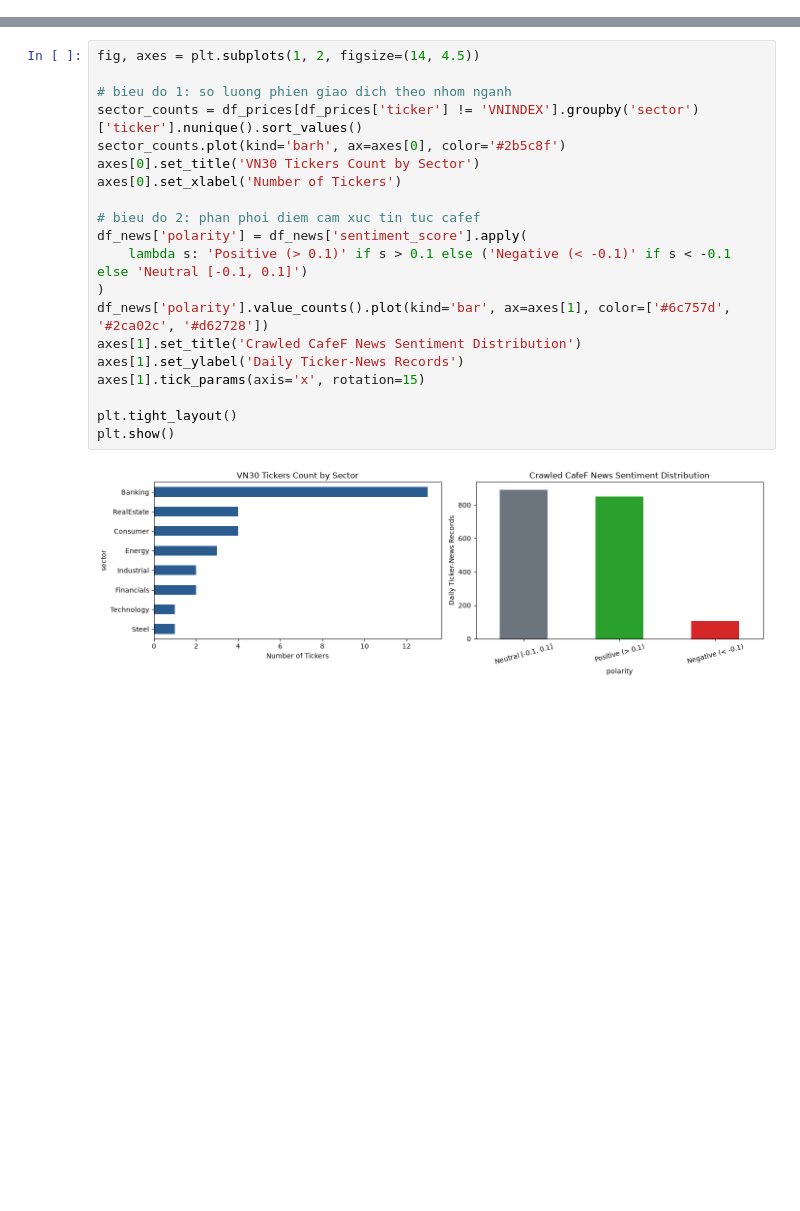
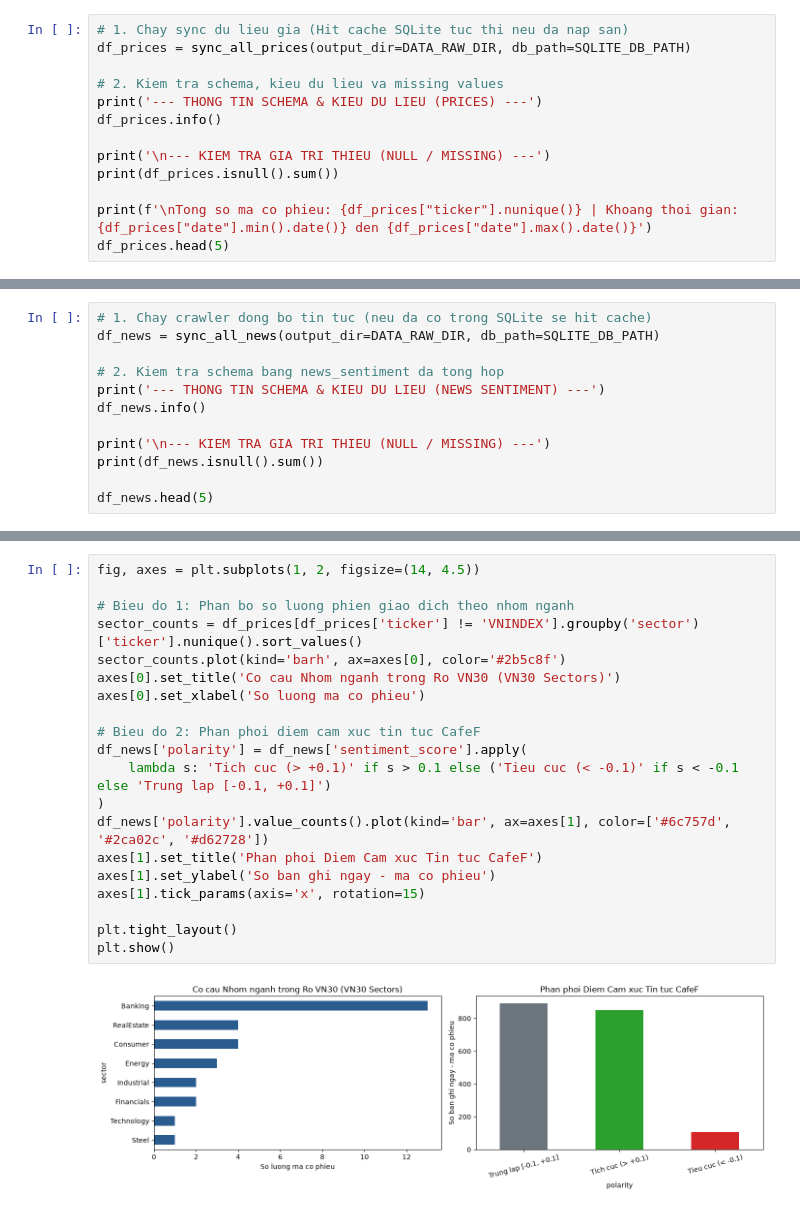
Before and after one commit to k1b1t0/trade-toi-chet, a Jupyter notebook: notebooks/01_data_crawling.ipynb, the cells around one changed output, grey strips where cells are left out. Saved outputs shown, nothing was run; the diff lists cells and outputs as text; blank space fills up the shorter version.

Commit message:
docs(notebook): restructure notebook 01 with step-by-step schema inspection, null checks and raw samples

```diff
--- a/notebooks/01_data_crawling.ipynb
+++ b/notebooks/01_data_crawling.ipynb
@@ -92,0 +35,13 @@ df_raw_news
+# %%
+# 1. Chay sync du lieu gia (Hit cache SQLite tuc thi neu da nap san)
+df_prices = sync_all_prices(output_dir=DATA_RAW_DIR, db_path=SQLITE_DB_PATH)
+
+# 2. Kiem tra schema, kieu du lieu va missing values
+print('--- THONG TIN SCHEMA & KIEU DU LIEU (PRICES) ---')
+df_prices.info()
+
+print('\n--- KIEM TRA GIA TRI THIEU (NULL / MISSING) ---')
+print(df_prices.isnull().sum())
+
+print(f'\nTong so ma co phieu: {df_prices["ticker"].nunique()} | Khoang thoi gian: {df_prices["date"].min().date()} den {df_prices["date"].max().date()}')
+df_prices.head(5)
@@ -92,0 +123,12 @@ df_raw_news
+# %%
+# 1. Chay crawler dong bo tin tuc (neu da co trong SQLite se hit cache)
+df_news = sync_all_news(output_dir=DATA_RAW_DIR, db_path=SQLITE_DB_PATH)
+
+# 2. Kiem tra schema bang news_sentiment da tong hop
+print('--- THONG TIN SCHEMA & KIEU DU LIEU (NEWS SENTIMENT) ---')
+df_news.info()
+
+print('\n--- KIEM TRA GIA TRI THIEU (NULL / MISSING) ---')
+print(df_news.isnull().sum())
+
+df_news.head(5)
@@ -93,22 +209,22 @@ df_raw_news
 # %%
 fig, axes = plt.subplots(1, 2, figsize=(14, 4.5))
 
-# bieu do 1: so luong phien giao dich theo nhom nganh
+# Bieu do 1: Phan bo so luong phien giao dich theo nhom nganh
 sector_counts = df_prices[df_prices['ticker'] != 'VNINDEX'].groupby('sector')['ticker'].nunique().sort_values()
 sector_counts.plot(kind='barh', ax=axes[0], color='#2b5c8f')
-axes[0].set_title('VN30 Tickers Count by Sector')
-axes[0].set_xlabel('Number of Tickers')
+axes[0].set_title('Co cau Nhom nganh trong Ro VN30 (VN30 Sectors)')
+axes[0].set_xlabel('So luong ma co phieu')
 
-# bieu do 2: phan phoi diem cam xuc tin tuc cafef
+# Bieu do 2: Phan phoi diem cam xuc tin tuc CafeF
 df_news['polarity'] = df_news['sentiment_score'].apply(
-    lambda s: 'Positive (> 0.1)' if s > 0.1 else ('Negative (< -0.1)' if s < -0.1 else 'Neutral [-0.1, 0.1]')
+    lambda s: 'Tich cuc (> +0.1)' if s > 0.1 else ('Tieu cuc (< -0.1)' if s < -0.1 else 'Trung lap [-0.1, +0.1]')
 )
 df_news['polarity'].value_counts().plot(kind='bar', ax=axes[1], color=['#6c757d', '#2ca02c', '#d62728'])
-axes[1].set_title('Crawled CafeF News Sentiment Distribution')
-axes[1].set_ylabel('Daily Ticker-News Records')
+axes[1].set_title('Phan phoi Diem Cam xuc Tin tuc CafeF')
+axes[1].set_ylabel('So ban ghi ngay - ma co phieu')
 axes[1].tick_params(axis='x', rotation=15)
 
 plt.tight_layout()
 plt.show()
 # %% [output]
-[figure, old version]
+[figure, new version]
```
Also changed, not shown: parts of 20 cells of this notebook.
